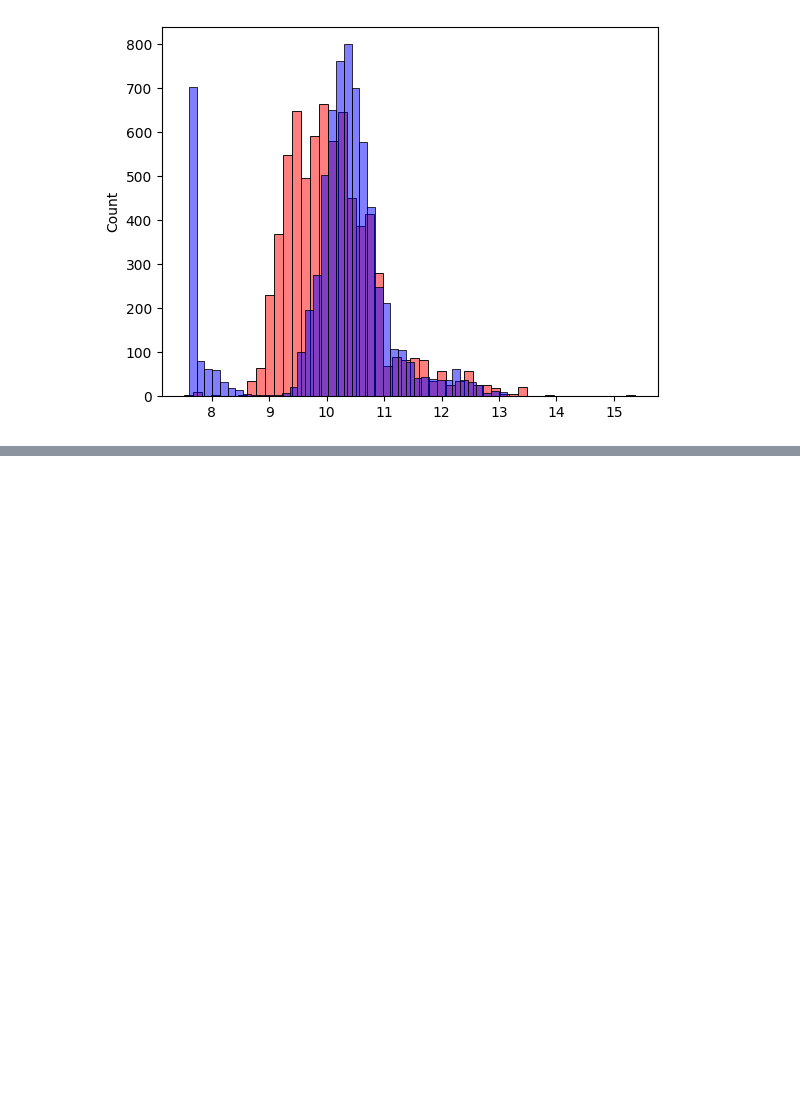
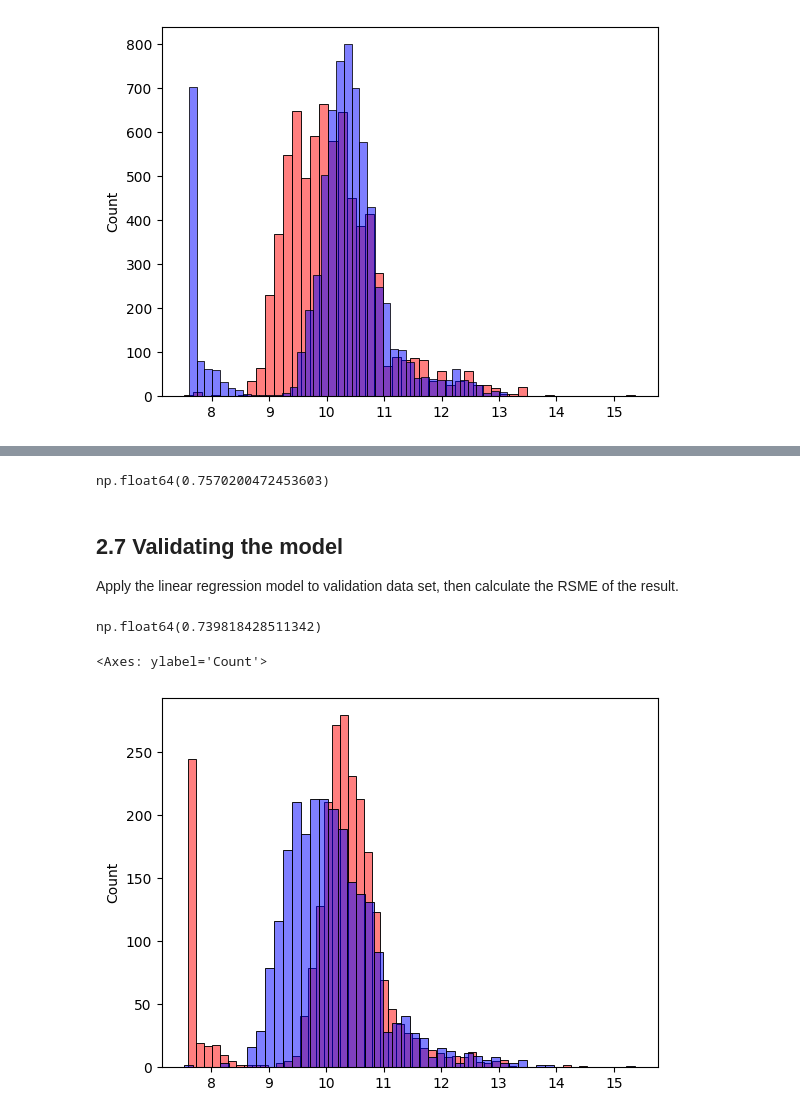
Before and after one commit to phuongddo94/ml-zoomcamp-homework, a Jupyter notebook: 02-car-regression/car_price_regression.ipynb, the cells around one changed output, grey strips where cells are left out. Saved outputs shown, nothing was run; the diff lists cells and outputs as text; code cells hidden in the pictures; blank space fills up the shorter version.

Commit message:
feature engineering

```diff
--- a/02-car-regression/car_price_regression.ipynb
+++ b/02-car-regression/car_price_regression.ipynb
@@ -260,0 +270,28 @@ sns.histplot(y_train, color='blue', alpha=0.5, bins=50)
+# %%
+rmse(y_train, y_pred)
+# %% [output]
+np.float64(0.7570200472453603)
+# %% [markdown]
+## 2.7 Validating the model
+Apply the linear regression model to validation data set, then calculate the RSME of the result.
+# %%
+def prepare_X(df, base_features=['engine_hp', 'engine_cylinders', 'highway_mpg', 'city_mpg', 'popularity']):
+    df_num = df[base_features]
+    df_num = df_num.fillna(0)
+    return df_num.values
+# %%
+X_train = prepare_X(df_train)
+w0, w = train_linear_regression(X_train, y_train)
+
+X_val = prepare_X(df_val)
+y_pred = w0 + X_val.dot(w)
+
+rmse(y_val, y_pred)
+# %% [output]
+np.float64(0.739818428511342)
+# %%
+sns.histplot(y_val, color='red', alpha=0.5, bins=50)
+sns.histplot(y_pred, color='blue', alpha=0.5, bins=50)
+# %% [output]
+<Axes: ylabel='Count'>
+[figure, added]
```
Also changed, not shown: parts of 10 cells of this notebook.
